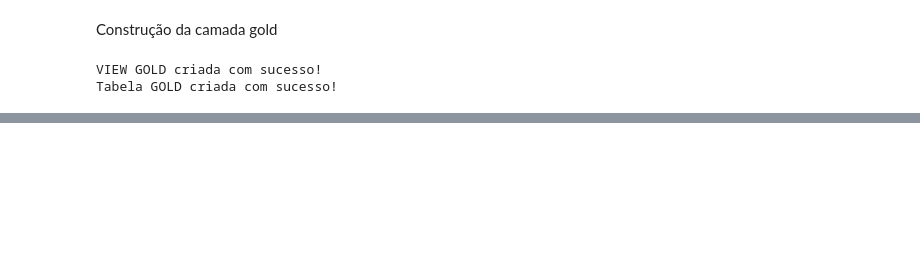
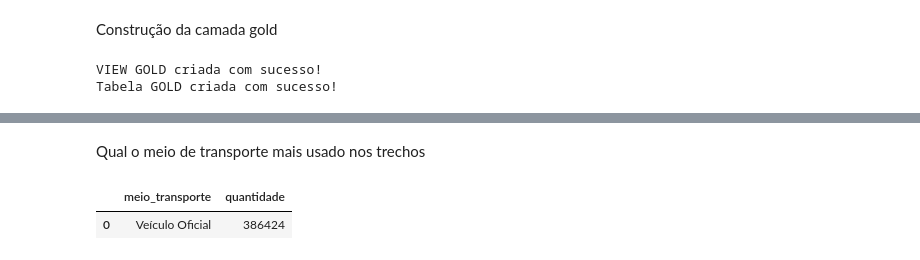
Before and after one commit to heloisacomelli/Projeto-Avaliativo-Modulo1-Heloisa_Campos_Comelli, a Jupyter notebook: 3_analise.ipynb, the cells around one changed output, grey strips where cells are left out. Cells and saved outputs as stored; diff of their text form; code cells hidden in the pictures; blank space fills up the shorter version.

```diff
--- a/3_analise.ipynb
+++ b/3_analise.ipynb
@@ -200,0 +336,19 @@ Tabela GOLD criada com sucesso!
+# %% [markdown]
+Qual o meio de transporte mais usado nos trechos
+# %%
+sql_meio_transporte = """
+SELECT
+    categoria AS meio_transporte,
+    quantidade
+FROM gold_indicadores
+WHERE indicador = 'meio_transporte_mais_usado'
+ORDER BY quantidade DESC
+LIMIT 1;
+"""
+
+df_meio_transporte = consultar(sql_meio_transporte)
+
+display(df_meio_transporte)
+# %% [output]
+|  | meio_transporte | quantidade |
+| 0 | Veículo Oficial | 386424 |
```
Also changed, not shown: parts of 8 cells of this notebook.
